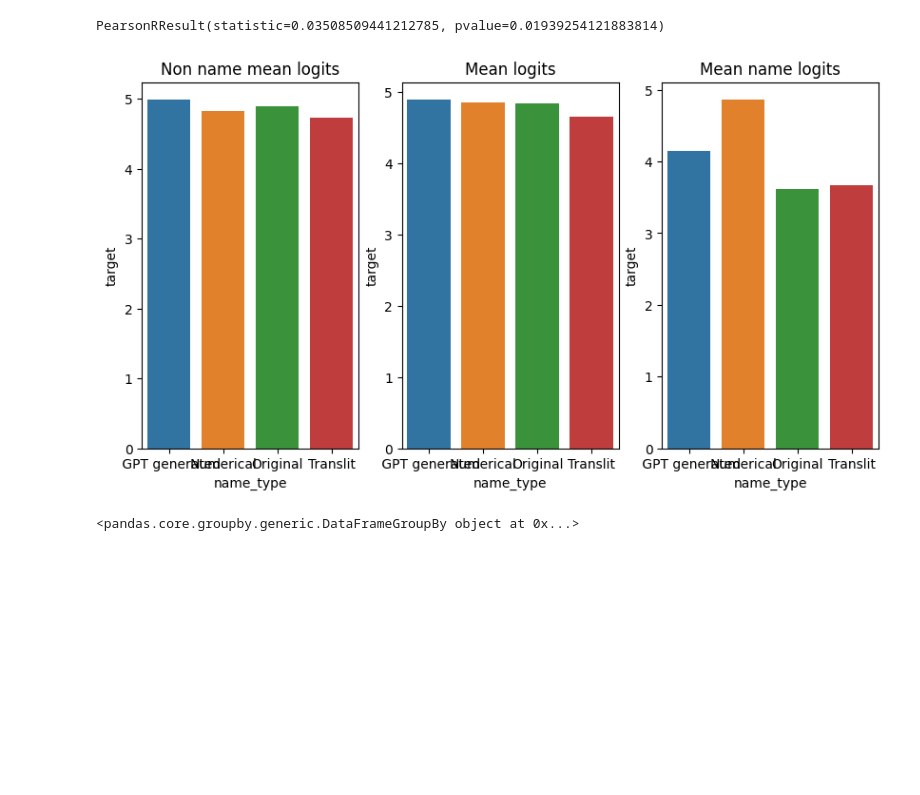
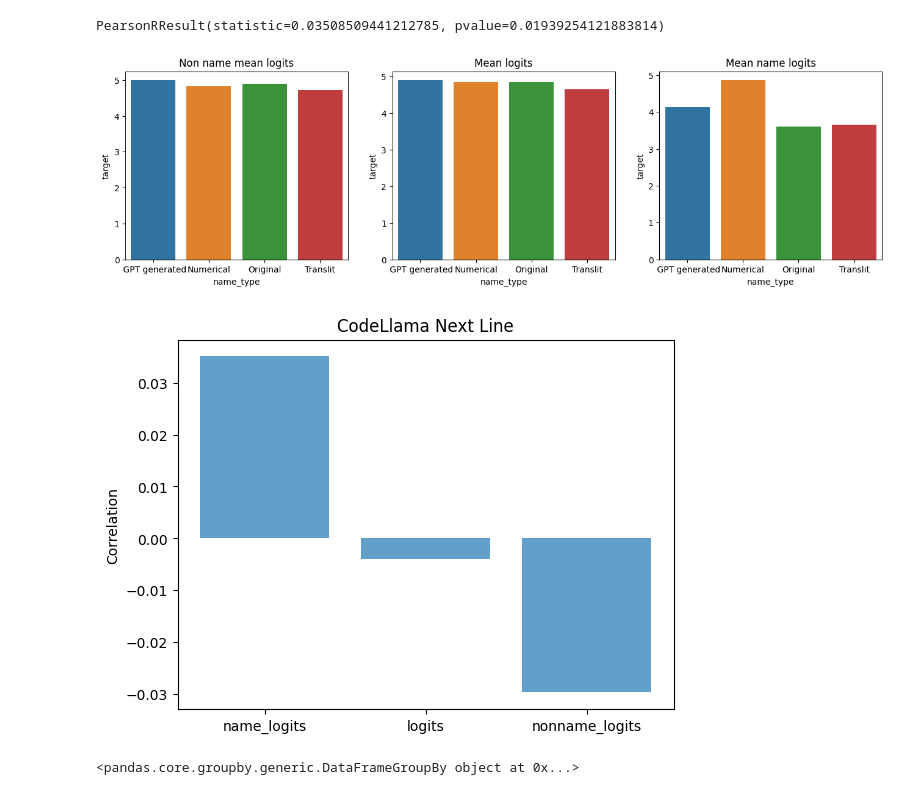
Before and after one commit to JetBrains-Research/effective-inference, a Jupyter notebook: notebooks/Untitled.ipynb, the cells around one changed output. Saved outputs shown, nothing was run; the diff lists cells and outputs as text; code cells hidden in the pictures; blank space fills up the shorter version.

```diff
--- a/notebooks/Untitled.ipynb
+++ b/notebooks/Untitled.ipynb
@@ -188,30 +188,49 @@ next_word['target']= next_word['name_logits'].apply(np.mean)
 # %%
 next_word['target'] = next_word['name_logits'].apply(np.mean)
 data1 = next_word.groupby('name_type')['target'].mean().reset_index()
 
-f, a = plt.subplots(1, 3, figsize=(10, 5))
+f, a = plt.subplots(1, 3, figsize=(16, 4))
 
 next_word['target'] = next_word['nonname_logits'].apply(np.mean)
 data = next_word.groupby('name_type')['target'].mean().reset_index()
 
 sns.barplot(x='name_type', y='target', data=data, ax=a[0])
 a[0].set_title('Non name mean logits')
 
 next_word['target'] = next_word['logits'].apply(np.mean)
 data = next_word.groupby('name_type')['target'].mean().reset_index()
 
 sns.barplot(x='name_type', y='target', data=data, ax=a[1])
 a[1].set_title('Mean logits')
 
 next_word['target'] = next_word['name_logits'].apply(np.mean)
 data = next_word.groupby('name_type')['target'].mean().reset_index()
 
 sns.barplot(x='name_type', y='target', data=data, ax=a[2])
 a[2].set_title('Mean name logits')
 # Showing the plot
 plt.show()
 # %% [output]
-[figure, old version]
+[figure, new version]
+# %%
+categories = ['Original', 'GPT generated', 'Numerical', 'Translit']
+d= []
+features = ['name_logits', 'logits', 'nonname_logits']
+for i in features:
+    d.append(pearsonr(next_word[i].apply(np.mean), next_word['answer'])[0])
+
+index = range(3)
+plt.bar(index, d, alpha=0.7)
+
+# Customize plot
+plt.title('CodeLlama Next Line')
+plt.ylabel('Correlation')
+plt.xticks(index, features)
+
+# Show plot
+plt.show()
+# %% [output]
+[figure, added]
 # %%
 grouped = next_word.groupby('group')
 # %%
```
Also changed, not shown: parts of 21 cells of this notebook, 6 other files.
